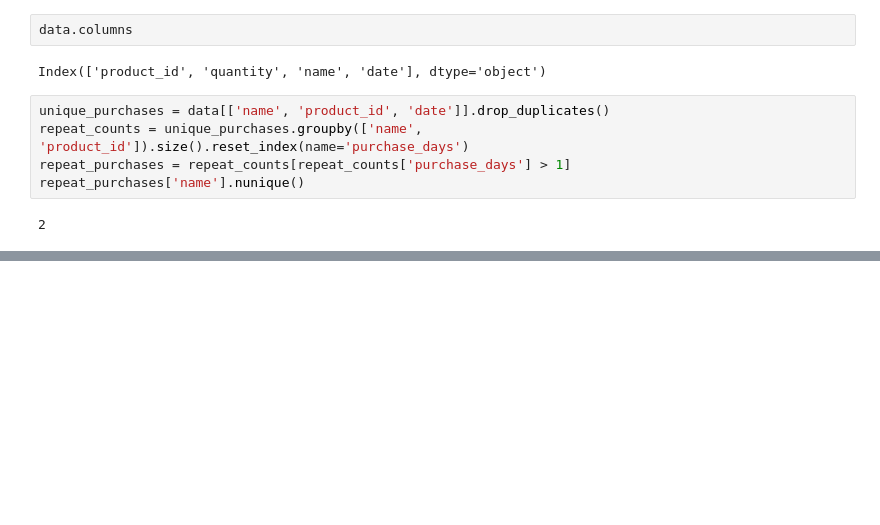
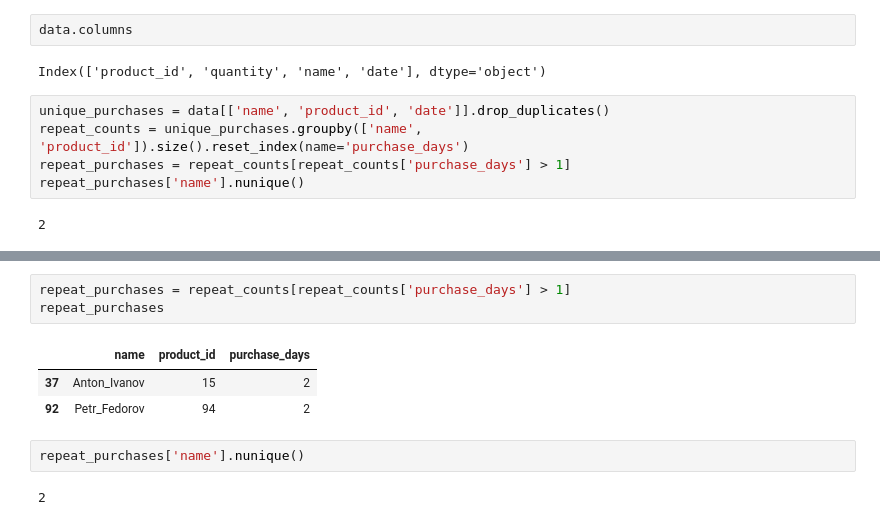
Before and after one commit to Praldmur/Simulation, a Jupyter notebook: 2_mod/mini_project_4.ipynb, the cells around one changed output, grey strips where cells are left out. Drawn from its saved outputs; the diff is of its cells as text; blank space fills up the shorter version.

```diff
--- a/2_mod/mini_project_4.ipynb
+++ b/2_mod/mini_project_4.ipynb
@@ -196,0 +231,11 @@ repeat_purchases['name'].nunique()
+# %%
+repeat_purchases = repeat_counts[repeat_counts['purchase_days'] > 1]
+repeat_purchases
+# %% [output]
+|  | name | product_id | purchase_days |
+| 37 | Anton_Ivanov | 15 | 2 |
+| 92 | Petr_Fedorov | 94 | 2 |
+# %%
+repeat_purchases['name'].nunique()
+# %% [output]
+2
```
Also changed, not shown: parts of 2 cells of this notebook.
